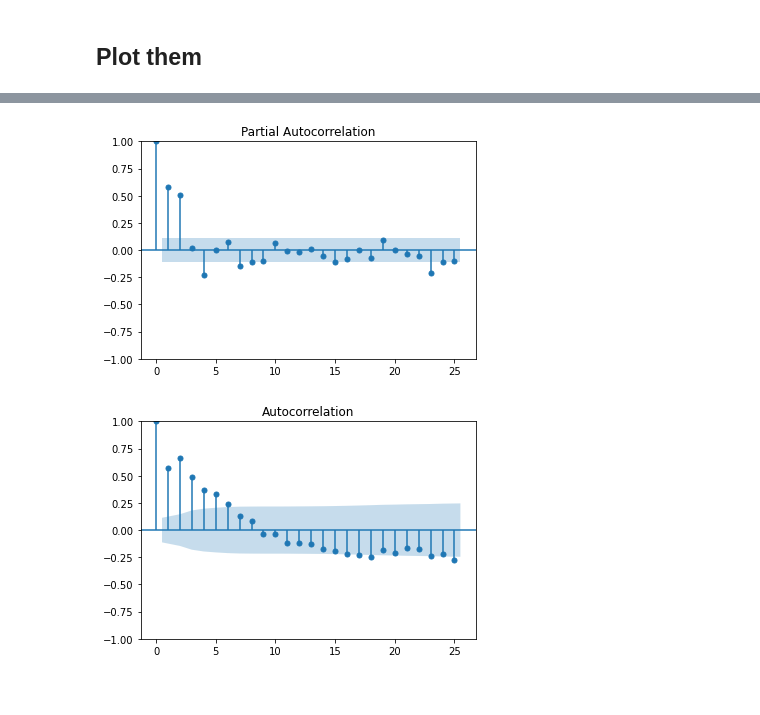
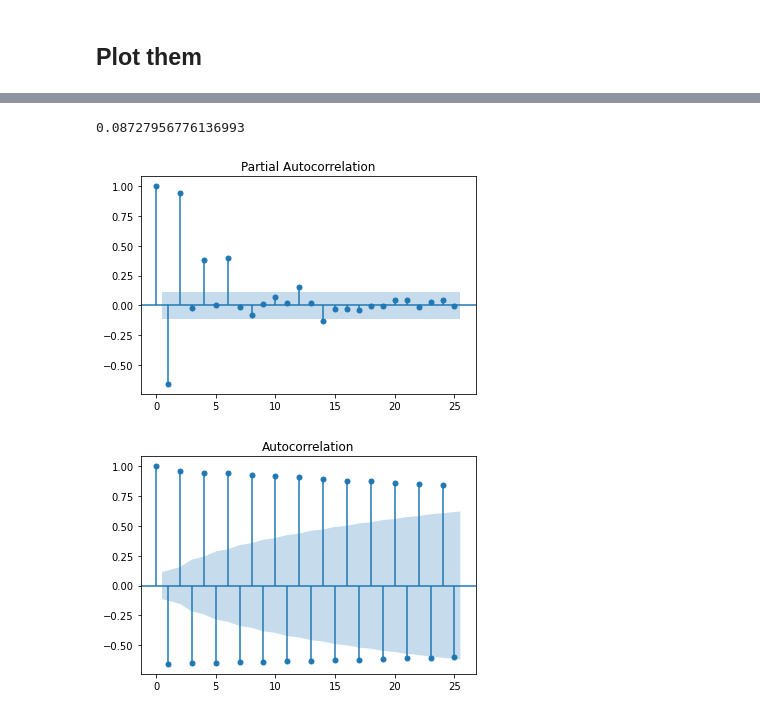
Before and after one commit to ThachAndrew/SyntheticTimeSeries, a Jupyter notebook: Synthetic Generator.ipynb, the cells around one changed output, grey strips where cells are left out. Saved outputs shown, nothing was run; the diff lists cells and outputs as text; code cells hidden in the pictures.

```diff
--- a/Synthetic Generator.ipynb
+++ b/Synthetic Generator.ipynb
@@ -333,23 +357,2 @@ n = 300
 # %% [markdown]
 ## Plot them
-# %%
-arma_data   = ARMA.generate_arma(n, phis, thetas, mu=0)
-ar_data     = ARMA.generate_ar(n, phis)
-ma_data     = ARMA.generate_ma(n, thetas, mu=0)
-white_noise = ARMA.generate_wn(n)
-
-plt.title("ARMA")
-plt.plot(arma_data)
-plt.show()
-
-plt.title("AR")
-plt.plot(ar_data)
-plt.show()
-
-plt.title("MA")
-plt.plot(ma_data)
-plt.show()
-
-plt.title("White noise")
-plt.plot(white_noise)
-plt.show()
@@ -360,0 +359,17 @@ plt.show()
+# %%
+variance = 0
+
+while variance < 0.08:
+    ar_coefs = [(x - 0.5) * 2 for x in np.random.rand(2)]
+    sar_coefs = [(x - 0.5) * 2 for x in np.random.rand(2)]
+
+    ar_data = ARMA.generate_ar(n, ARMA.generate_sar_phis(ar_coefs, sar_coefs, 2, 6))
+    variance = np.var(ar_data / max(ar_data))
+
+print(ar_coefs)
+print(sar_coefs)
+
+fig, ax = plt.subplots(figsize=(14,2))
+ax.set_title("AR")
+ax.plot(ar_data / max(ar_data))
+plt.show()
@@ -361,6 +380,10 @@ plt.show()
+# %%
+print(np.var(ar_data / max(ar_data)))
+# %% [output]
+0.08727956776136993
 # %%
-pacf = plot_pacf(np.array(arma_data))
-acf  = plot_acf(np.array(arma_data))
+pacf = plot_pacf(np.array(ar_data))
+acf  = plot_acf(np.array(ar_data))
 # %% [output]
-[figure, old version]
+[figure, new version]
-[figure, old version]
+[figure, new version]
```
Also changed, not shown: parts of 8 cells of this notebook.
